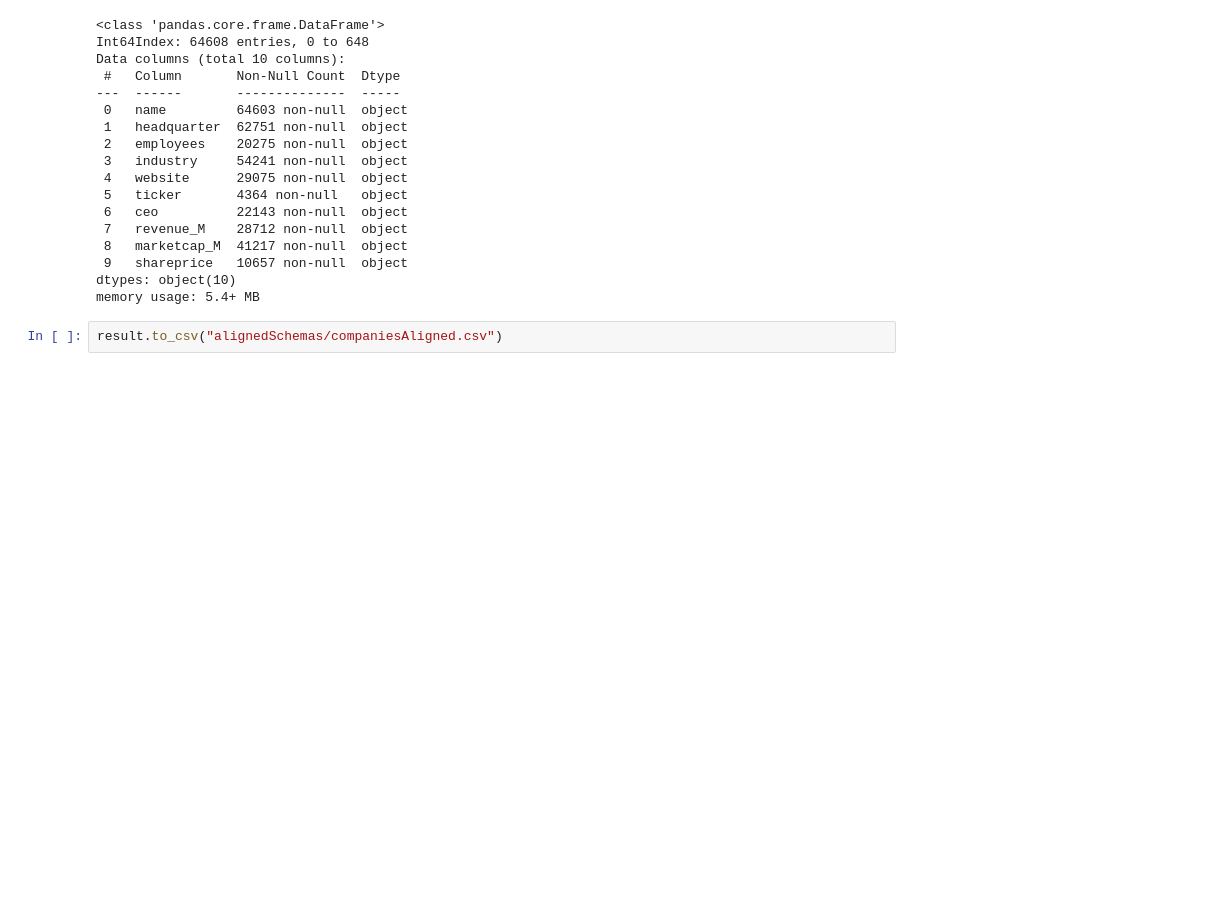
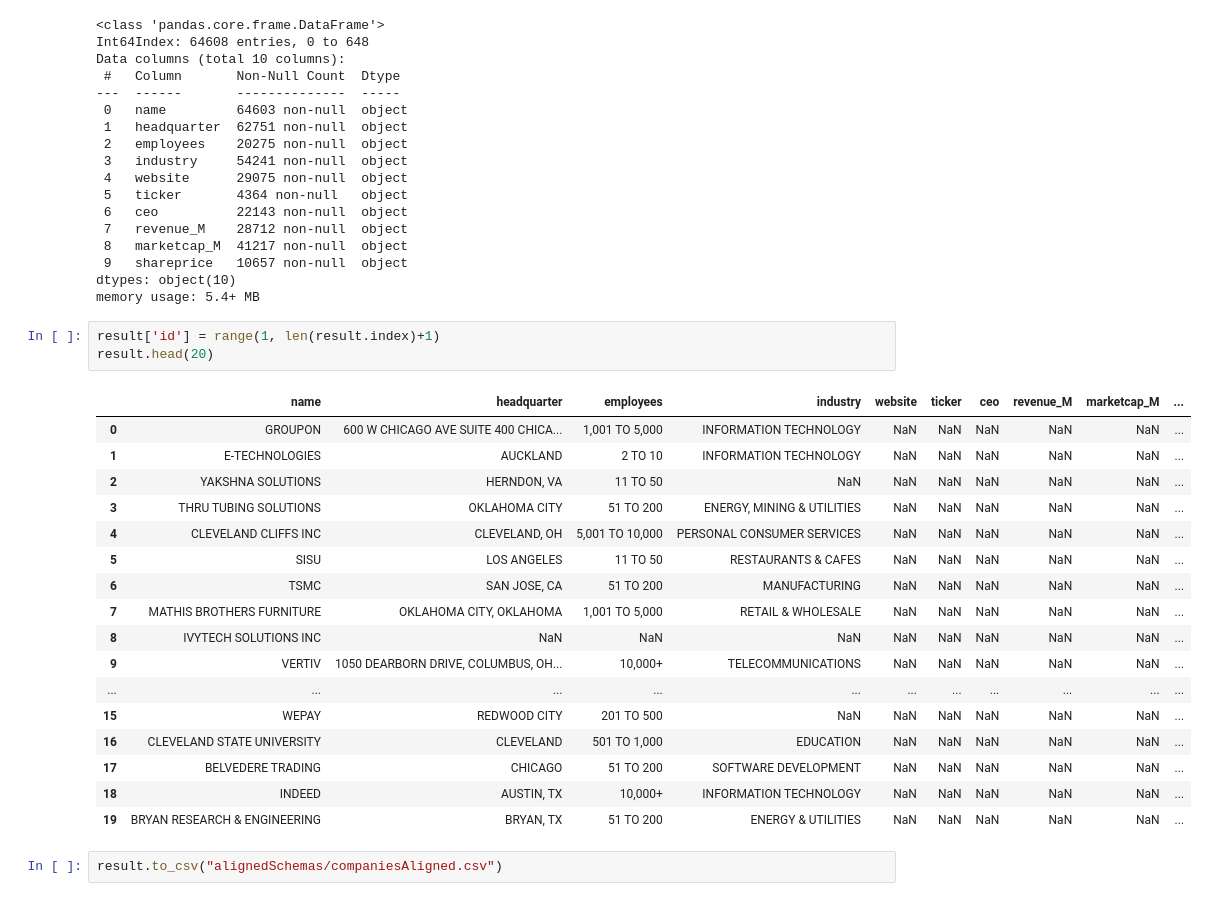
Before and after one commit to samuel-esp/IngDati-Progetto, a Jupyter notebook: SchemaAlignmentCompanies.ipynb, the cells around one changed output. Drawn from its saved outputs; the diff is of its cells as text; blank space fills up the shorter version.

```diff
--- a/SchemaAlignmentCompanies.ipynb
+++ b/SchemaAlignmentCompanies.ipynb
@@ -1304,6 +1304,27 @@ Data columns (total 10 columns):
  9   shareprice   10657 non-null  object
 dtypes: object(10)
 memory usage: 5.4+ MB
+# %%
+result['id'] = range(1, len(result.index)+1)
+result.head(20)
+# %% [output]
+|  | name | headquarter | employees | industry | website | ticker | ceo | revenue_M | marketcap_M | ... |
+| 0 | GROUPON | 600 W CHICAGO AVE SUITE 400 CHICA... | 1,001 TO 5,000 | INFORMATION TECHNOLOGY | NaN | NaN | NaN | NaN | NaN | ... |
+| 1 | E-TECHNOLOGIES | AUCKLAND | 2 TO 10 | INFORMATION TECHNOLOGY | NaN | NaN | NaN | NaN | NaN | ... |
+| 2 | YAKSHNA SOLUTIONS | HERNDON, VA | 11 TO 50 | NaN | NaN | NaN | NaN | NaN | NaN | ... |
+| 3 | THRU TUBING SOLUTIONS | OKLAHOMA CITY | 51 TO 200 | ENERGY, MINING & UTILITIES | NaN | NaN | NaN | NaN | NaN | ... |
+| 4 | CLEVELAND CLIFFS INC | CLEVELAND, OH | 5,001 TO 10,000 | PERSONAL CONSUMER SERVICES | NaN | NaN | NaN | NaN | NaN | ... |
+| 5 | SISU | LOS ANGELES | 11 TO 50 | RESTAURANTS & CAFES | NaN | NaN | NaN | NaN | NaN | ... |
+| 6 | TSMC | SAN JOSE, CA | 51 TO 200 | MANUFACTURING | NaN | NaN | NaN | NaN | NaN | ... |
+| 7 | MATHIS BROTHERS FURNITURE | OKLAHOMA CITY, OKLAHOMA | 1,001 TO 5,000 | RETAIL & WHOLESALE | NaN | NaN | NaN | NaN | NaN | ... |
+| 8 | IVYTECH SOLUTIONS INC | NaN | NaN | NaN | NaN | NaN | NaN | NaN | NaN | ... |
+| 9 | VERTIV | 1050 DEARBORN DRIVE, COLUMBUS, OH... | 10,000+ | TELECOMMUNICATIONS | NaN | NaN | NaN | NaN | NaN | ... |
+| ... | ... | ... | ... | ... | ... | ... | ... | ... | ... | ... |
+| 15 | WEPAY | REDWOOD CITY | 201 TO 500 | NaN | NaN | NaN | NaN | NaN | NaN | ... |
+| 16 | CLEVELAND STATE UNIVERSITY | CLEVELAND | 501 TO 1,000 | EDUCATION | NaN | NaN | NaN | NaN | NaN | ... |
+| 17 | BELVEDERE TRADING | CHICAGO | 51 TO 200 | SOFTWARE DEVELOPMENT | NaN | NaN | NaN | NaN | NaN | ... |
+| 18 | INDEED | AUSTIN, TX | 10,000+ | INFORMATION TECHNOLOGY | NaN | NaN | NaN | NaN | NaN | ... |
+| 19 | BRYAN RESEARCH & ENGINEERING | BRYAN, TX | 51 TO 200 | ENERGY & UTILITIES | NaN | NaN | NaN | NaN | NaN | ... |
 # %%
 result.to_csv("alignedSchemas/companiesAligned.csv")
 # %%
```
Also changed, not shown: parts of 8 cells of this notebook, 4 other files.
